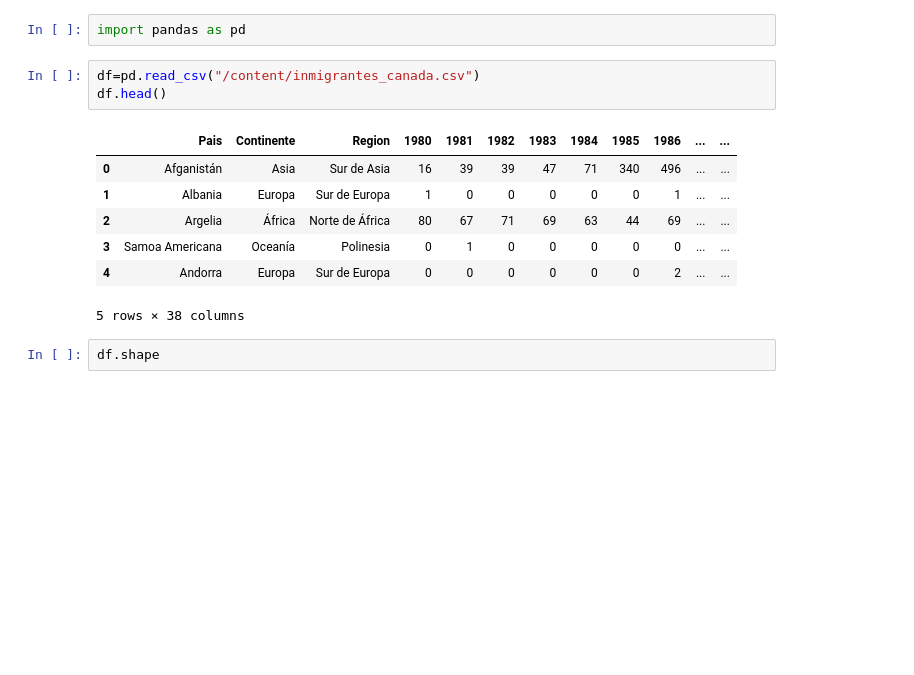
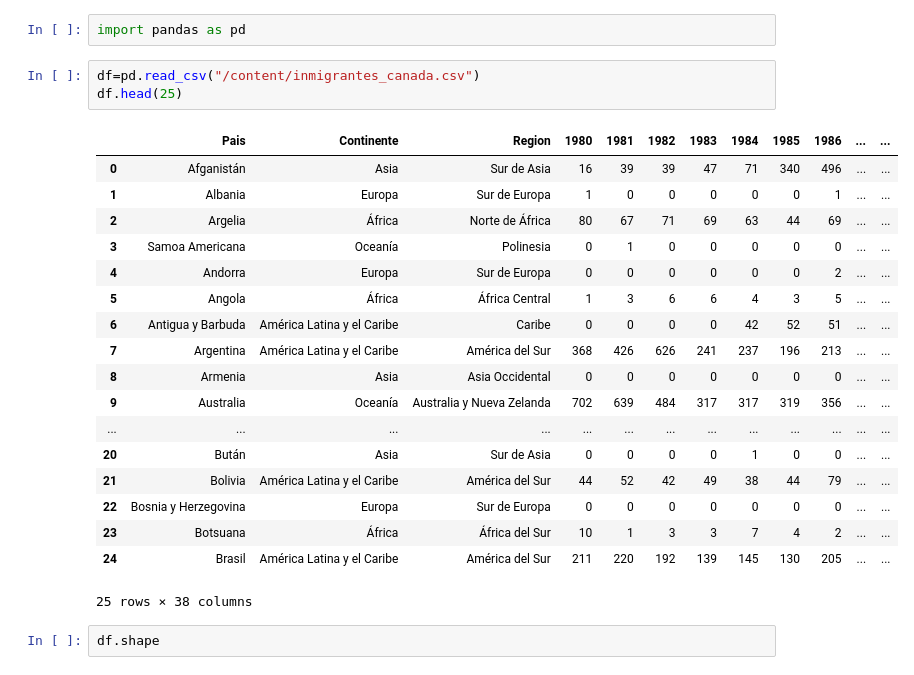
Before and after one commit to gloriagutierrez2025/D1_inmigrantes, a Jupyter notebook: Visualización_datos_con_Python.ipynb, the cells around one changed output. Saved outputs shown, nothing was run; the diff lists cells and outputs as text; blank space fills up the shorter version.

```diff
--- a/Visualización_datos_con_Python.ipynb
+++ b/Visualización_datos_con_Python.ipynb
@@ -6,15 +6,26 @@
 import pandas as pd
 # %%
 df=pd.read_csv("/content/inmigrantes_canada.csv")
-df.head()
+df.head(25)
 # %% [output]
 |  | Pais | Continente | Region | 1980 | 1981 | 1982 | 1983 | 1984 | 1985 | 1986 | ... | ... |
 | 0 | Afganistán | Asia | Sur de Asia | 16 | 39 | 39 | 47 | 71 | 340 | 496 | ... | ... |
 | 1 | Albania | Europa | Sur de Europa | 1 | 0 | 0 | 0 | 0 | 0 | 1 | ... | ... |
 | 2 | Argelia | África | Norte de África | 80 | 67 | 71 | 69 | 63 | 44 | 69 | ... | ... |
 | 3 | Samoa Americana | Oceanía | Polinesia | 0 | 1 | 0 | 0 | 0 | 0 | 0 | ... | ... |
 | 4 | Andorra | Europa | Sur de Europa | 0 | 0 | 0 | 0 | 0 | 0 | 2 | ... | ... |
+| 5 | Angola | África | África Central | 1 | 3 | 6 | 6 | 4 | 3 | 5 | ... | ... |
+| 6 | Antigua y Barbuda | América Latina y el Caribe | Caribe | 0 | 0 | 0 | 0 | 42 | 52 | 51 | ... | ... |
+| 7 | Argentina | América Latina y el Caribe | América del Sur | 368 | 426 | 626 | 241 | 237 | 196 | 213 | ... | ... |
+| 8 | Armenia | Asia | Asia Occidental | 0 | 0 | 0 | 0 | 0 | 0 | 0 | ... | ... |
+| 9 | Australia | Oceanía | Australia y Nueva Zelanda | 702 | 639 | 484 | 317 | 317 | 319 | 356 | ... | ... |
+| ... | ... | ... | ... | ... | ... | ... | ... | ... | ... | ... | ... | ... |
+| 20 | Bután | Asia | Sur de Asia | 0 | 0 | 0 | 0 | 1 | 0 | 0 | ... | ... |
+| 21 | Bolivia | América Latina y el Caribe | América del Sur | 44 | 52 | 42 | 49 | 38 | 44 | 79 | ... | ... |
+| 22 | Bosnia y Herzegovina | Europa | Sur de Europa | 0 | 0 | 0 | 0 | 0 | 0 | 0 | ... | ... |
+| 23 | Botsuana | África | África del Sur | 10 | 1 | 3 | 3 | 7 | 4 | 2 | ... | ... |
+| 24 | Brasil | América Latina y el Caribe | América del Sur | 211 | 220 | 192 | 139 | 145 | 130 | 205 | ... | ... |
-5 rows × 38 columns
+25 rows × 38 columns
 # %%
 df.shape
 # %% [output]
```
Also changed, not shown: parts of 27 cells of this notebook.
